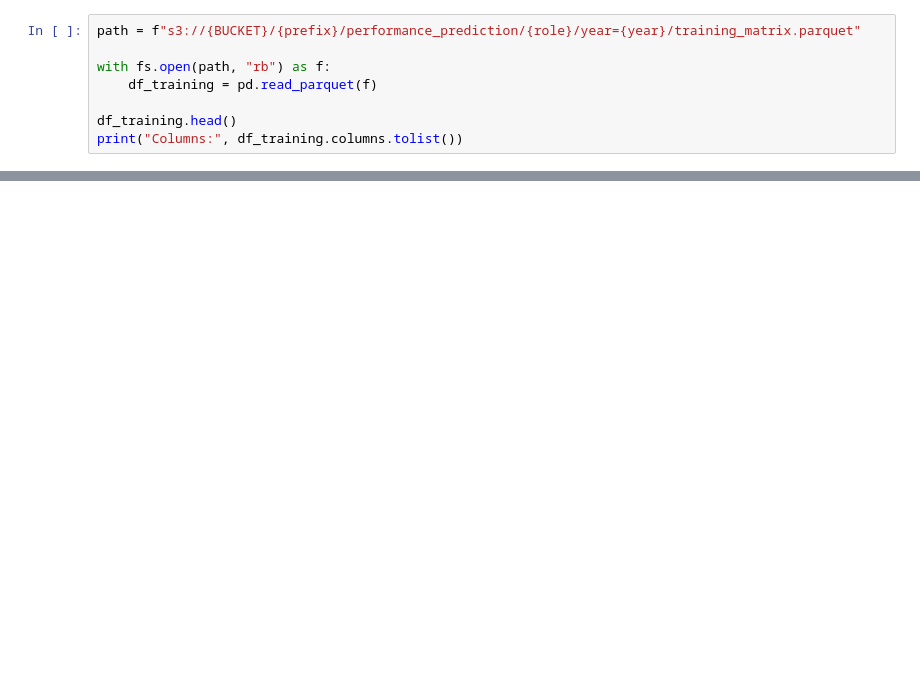
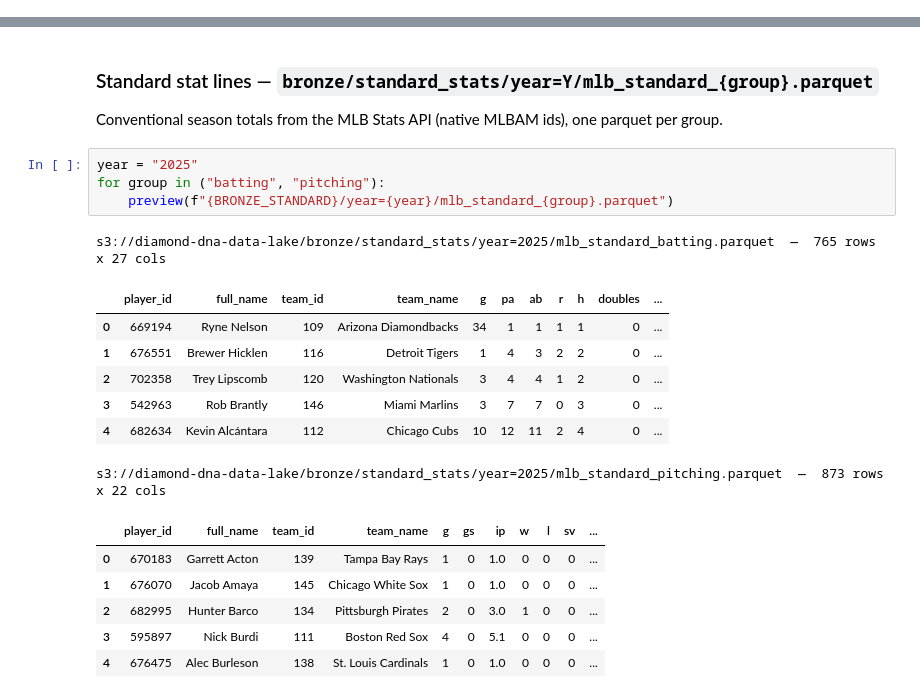
Before and after one commit to bryjjch/Diamond-DNA, a Jupyter notebook: notebooks/loading_data.ipynb, the cells around one changed output, grey strips where cells are left out. Saved outputs shown, nothing was run; the diff lists cells and outputs as text; blank space fills up the shorter version.

```diff
--- a/notebooks/loading_data.ipynb
+++ b/notebooks/loading_data.ipynb
@@ -163,8 +0,0 @@ Feature columns: 28
-# %%
-path = f"s3://{BUCKET}/{prefix}/performance_prediction/{role}/year={year}/training_matrix.parquet"
-
-with fs.open(path, "rb") as f:
-    df_training = pd.read_parquet(f)
-
-df_training.head()
-print("Columns:", df_training.columns.tolist())
@@ -241,0 +191,23 @@ for role in ("batter", "pitcher"):
+# %% [markdown]
+### Standard stat lines — `bronze/standard_stats/year=Y/mlb_standard_{group}.parquet`
+
+Conventional season totals from the MLB Stats API (native MLBAM ids), one parquet per group.
+# %%
+year = "2025"
+for group in ("batting", "pitching"):
+    preview(f"{BRONZE_STANDARD}/year={year}/mlb_standard_{group}.parquet")
+# %% [output]
+s3://diamond-dna-data-lake/bronze/standard_stats/year=2025/mlb_standard_batting.parquet  —  765 rows x 27 cols
+|  | player_id | full_name | team_id | team_name | g | pa | ab | r | h | doubles | ... |
+| 0 | 669194 | Ryne Nelson | 109 | Arizona Diamondbacks | 34 | 1 | 1 | 1 | 1 | 0 | ... |
+| 1 | 676551 | Brewer Hicklen | 116 | Detroit Tigers | 1 | 4 | 3 | 2 | 2 | 0 | ... |
+| 2 | 702358 | Trey Lipscomb | 120 | Washington Nationals | 3 | 4 | 4 | 1 | 2 | 0 | ... |
+| 3 | 542963 | Rob Brantly | 146 | Miami Marlins | 3 | 7 | 7 | 0 | 3 | 0 | ... |
+| 4 | 682634 | Kevin Alcántara | 112 | Chicago Cubs | 10 | 12 | 11 | 2 | 4 | 0 | ... |
+s3://diamond-dna-data-lake/bronze/standard_stats/year=2025/mlb_standard_pitching.parquet  —  873 rows x 22 cols
+|  | player_id | full_name | team_id | team_name | g | gs | ip | w | l | sv | ... |
+| 0 | 670183 | Garrett Acton | 139 | Tampa Bay Rays | 1 | 0 | 1.0 | 0 | 0 | 0 | ... |
+| 1 | 676070 | Jacob Amaya | 145 | Chicago White Sox | 1 | 0 | 1.0 | 0 | 0 | 0 | ... |
+| 2 | 682995 | Hunter Barco | 134 | Pittsburgh Pirates | 2 | 0 | 3.0 | 1 | 0 | 0 | ... |
+| 3 | 595897 | Nick Burdi | 111 | Boston Red Sox | 4 | 0 | 5.1 | 0 | 0 | 0 | ... |
+| 4 | 676475 | Alec Burleson | 138 | St. Louis Cardinals | 1 | 0 | 1.0 | 0 | 0 | 0 | ... |
```
Also changed, not shown: parts of 59 cells of this notebook.
